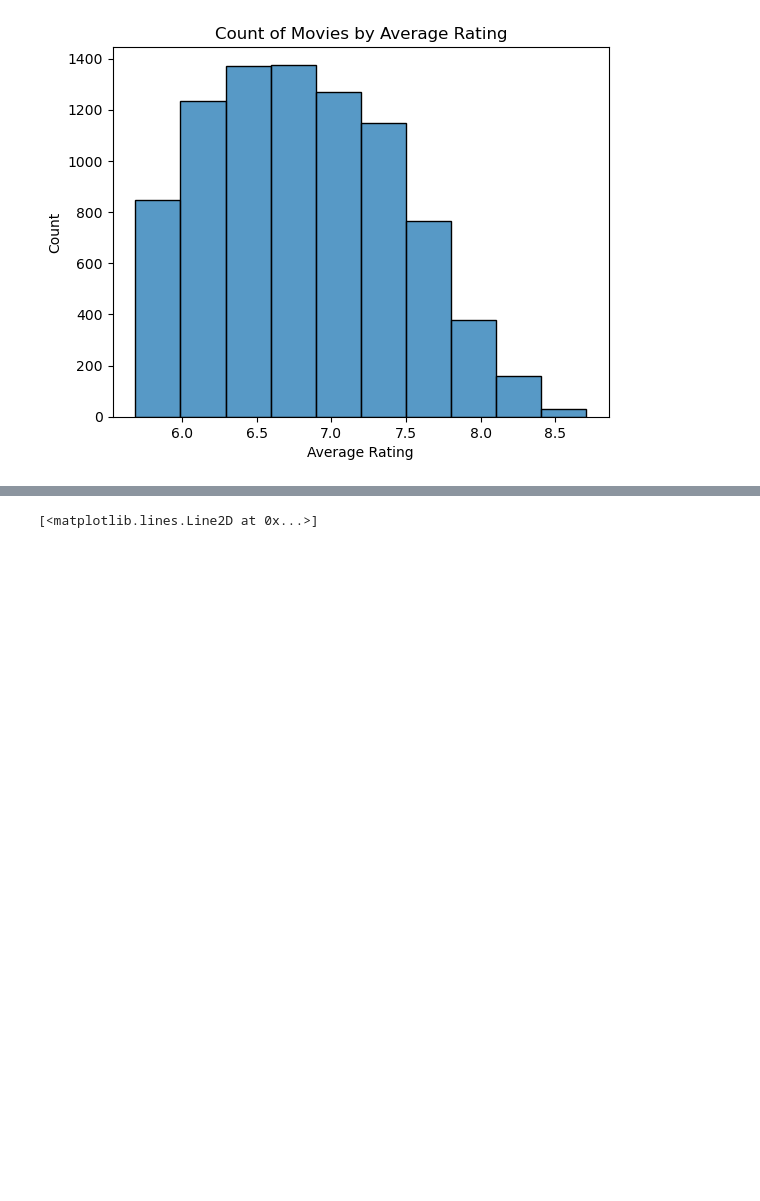
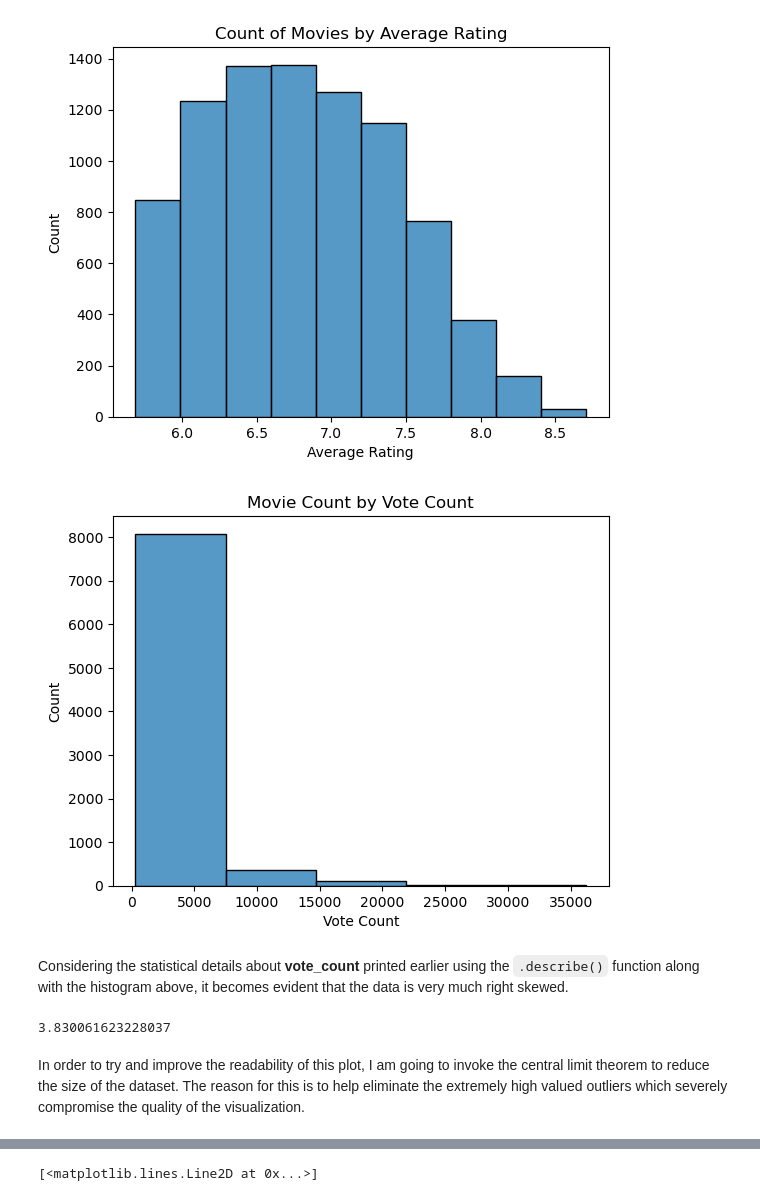
Before and after one commit to ndcarlos/top-movies, a Jupyter notebook: top-movies.202410.ipynb, the cells around one changed output, grey strips where cells are left out. Drawn from its saved outputs; the diff is of its cells as text; code cells hidden in the pictures; blank space fills up the shorter version.

Commit message:
Add files via upload
a deeper look into the vote_count column and handling skewed data

```diff
--- a/top-movies.202410.ipynb
+++ b/top-movies.202410.ipynb
@@ -89,3 +79,23 @@ plt.ylabel('Count')
 plt.show()
 # %% [output]
 [figure]
+# %%
+# Movie count by vote count
+
+sns.histplot(dat, x = 'vote_count', bins = 5)
+plt.title("Movie Count by Vote Count")
+plt.xlabel('Vote Count')
+plt.ylabel('Count')
+
+plt.show()
+# %% [output]
+[figure, added]
+# %% [markdown]
+Considering the statistical details about **vote_count** printed earlier using the <code>.describe()</code> function along with the histogram above, it becomes evident that the data is very much right skewed.
+# %%
+# check skewness metric
+dat['vote_count'].skew()
+# %% [output]
+3.830061623228037
+# %% [markdown]
+In order to try and improve the readability of this plot, I am going to invoke the central limit theorem to reduce the size of the dataset. The reason for this is to help eliminate the extremely high valued outliers which severely compromise the quality of the visualization.
```
Also changed, not shown: parts of 11 cells of this notebook.
